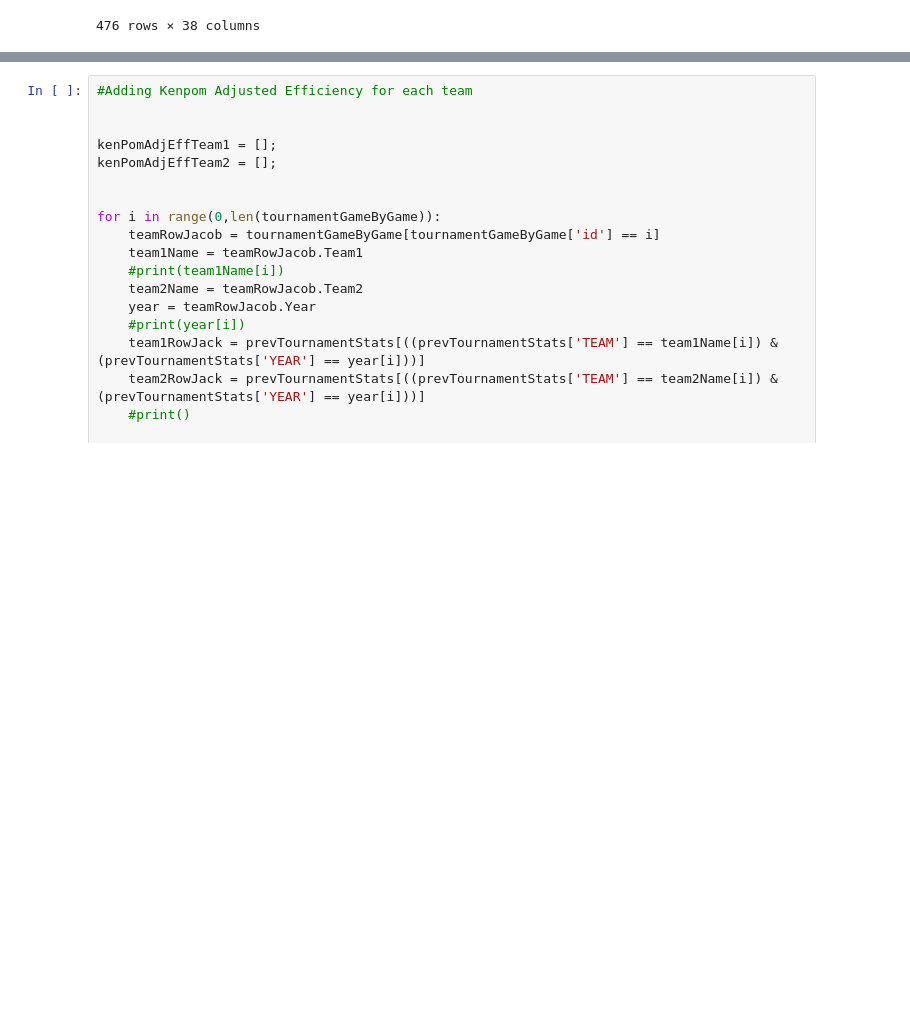
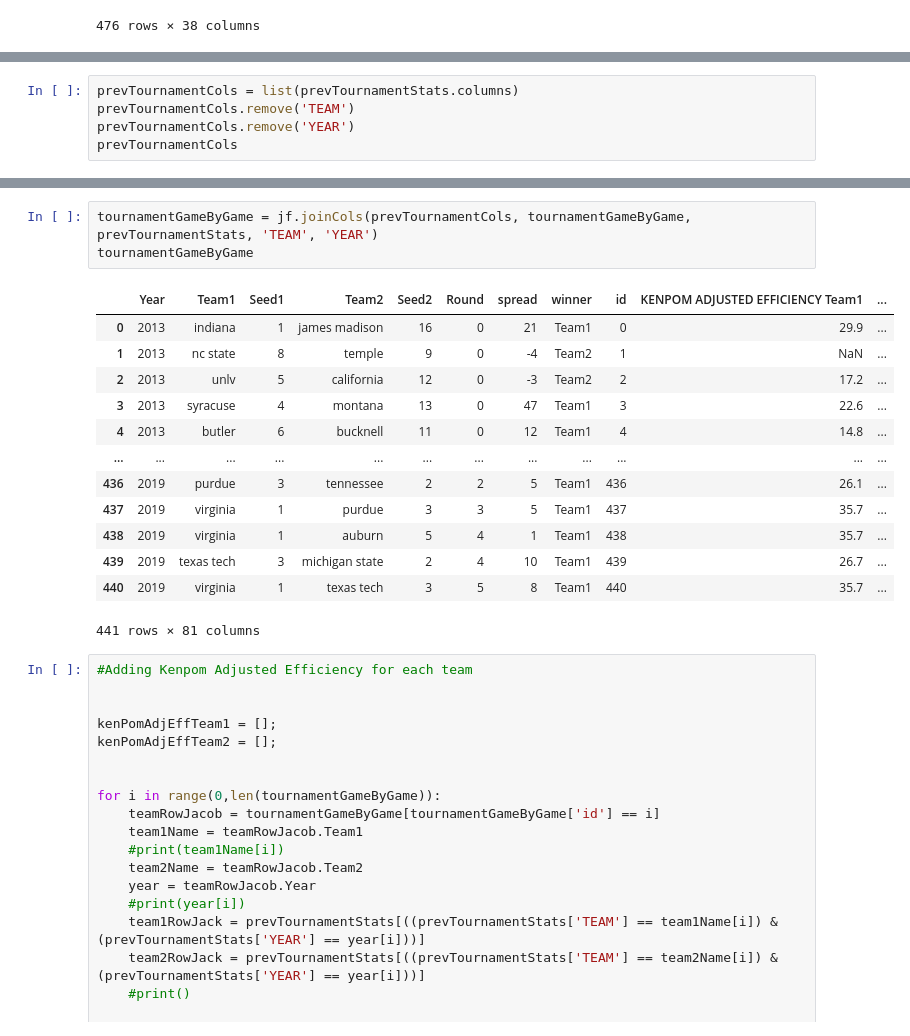
Before and after one commit to jacob-vogel/MLApplication, a Jupyter notebook: joiningData.ipynb, the cells around one changed output, grey strips where cells are left out. Cells and saved outputs as stored; diff of their text form; blank space fills up the shorter version.

```diff
--- a/joiningData.ipynb
+++ b/joiningData.ipynb
@@ -62,0 +81,5 @@ prevTournamentStats[prevTournamentStats['TEAM'] == 'michigan state']
+# %%
+prevTournamentCols = list(prevTournamentStats.columns)
+prevTournamentCols.remove('TEAM')
+prevTournamentCols.remove('YEAR')
+prevTournamentCols
@@ -63,3 +104,20 @@ prevTournamentStats[prevTournamentStats['TEAM'] == 'michigan state']
+# %%
+tournamentGameByGame = jf.joinCols(prevTournamentCols, tournamentGameByGame, prevTournamentStats, 'TEAM', 'YEAR')
+tournamentGameByGame
+# %% [output]
+|  | Year | Team1 | Seed1 | Team2 | Seed2 | Round | spread | winner | id | KENPOM ADJUSTED EFFICIENCY Team1 | ... |
+| 0 | 2013 | indiana | 1 | james madison | 16 | 0 | 21 | Team1 | 0 | 29.9 | ... |
+| 1 | 2013 | nc state | 8 | temple | 9 | 0 | -4 | Team2 | 1 | NaN | ... |
+| 2 | 2013 | unlv | 5 | california | 12 | 0 | -3 | Team2 | 2 | 17.2 | ... |
+| 3 | 2013 | syracuse | 4 | montana | 13 | 0 | 47 | Team1 | 3 | 22.6 | ... |
+| 4 | 2013 | butler | 6 | bucknell | 11 | 0 | 12 | Team1 | 4 | 14.8 | ... |
+| ... | ... | ... | ... | ... | ... | ... | ... | ... | ... | ... | ... |
+| 436 | 2019 | purdue | 3 | tennessee | 2 | 2 | 5 | Team1 | 436 | 26.1 | ... |
+| 437 | 2019 | virginia | 1 | purdue | 3 | 3 | 5 | Team1 | 437 | 35.7 | ... |
+| 438 | 2019 | virginia | 1 | auburn | 5 | 4 | 1 | Team1 | 438 | 35.7 | ... |
+| 439 | 2019 | texas tech | 3 | michigan state | 2 | 4 | 10 | Team1 | 439 | 26.7 | ... |
+| 440 | 2019 | virginia | 1 | texas tech | 3 | 5 | 8 | Team1 | 440 | 35.7 | ... |
+441 rows × 81 columns
 # %%
 #Adding Kenpom Adjusted Efficiency for each team
 
```
Also changed, not shown: parts of 5 cells of this notebook, 1 other file.
